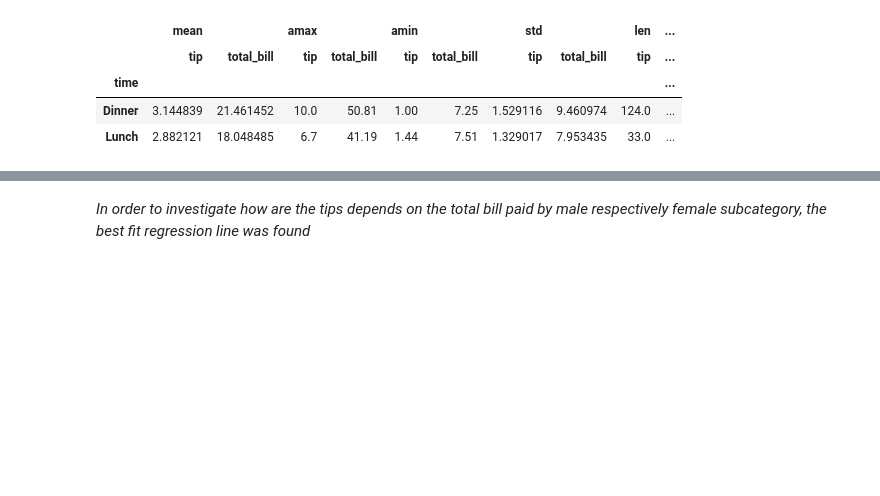
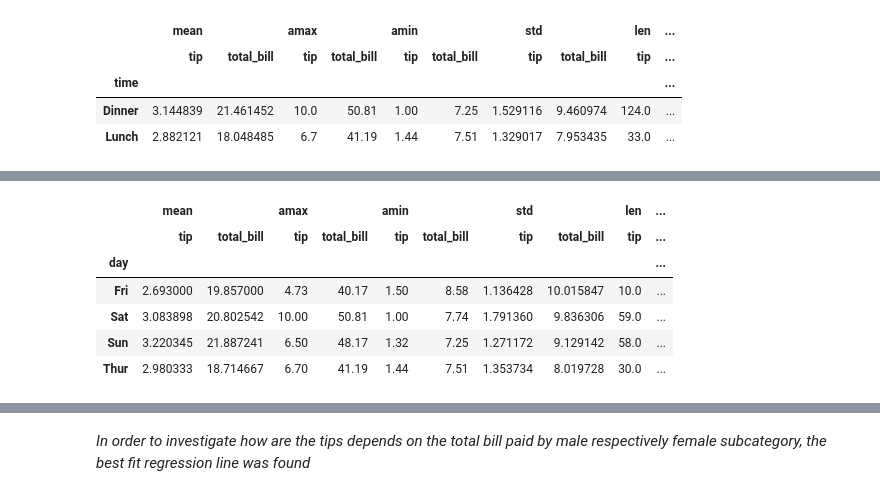
Before and after one commit to Crkonova76/Fundamentals-of-Data-Analysis_Assessment-2019, a Jupyter notebook: Tips_dataset.ipynb, the cells around one changed output, grey strips where cells are left out. Saved outputs shown, nothing was run; the diff lists cells and outputs as text; code cells hidden in the pictures; blank space fills up the shorter version.

```diff
--- a/Tips_dataset.ipynb
+++ b/Tips_dataset.ipynb
@@ -567,0 +604,10 @@ pd.pivot_table(Male,index=["time"],values=["tip","total_bill"],aggfunc=[np.mean,
+# %%
+pd.pivot_table(Male,index=["day"],values=["tip","total_bill"],aggfunc=[np.mean, np.max, np.min, np.std, len])
+# %% [output]
+|  | mean |  | amax |  | amin |  | std |  | len | ... |
+|  | tip | total_bill | tip | total_bill | tip | total_bill | tip | total_bill | tip | ... |
+| day |  |  |  |  |  |  |  |  |  | ... |
+| Fri | 2.693000 | 19.857000 | 4.73 | 40.17 | 1.50 | 8.58 | 1.136428 | 10.015847 | 10.0 | ... |
+| Sat | 3.083898 | 20.802542 | 10.00 | 50.81 | 1.00 | 7.74 | 1.791360 | 9.836306 | 59.0 | ... |
+| Sun | 3.220345 | 21.887241 | 6.50 | 48.17 | 1.32 | 7.25 | 1.271172 | 9.129142 | 58.0 | ... |
+| Thur | 2.980333 | 18.714667 | 6.70 | 41.19 | 1.44 | 7.51 | 1.353734 | 8.019728 | 30.0 | ... |
```
Also changed, not shown: parts of 18 cells of this notebook.
